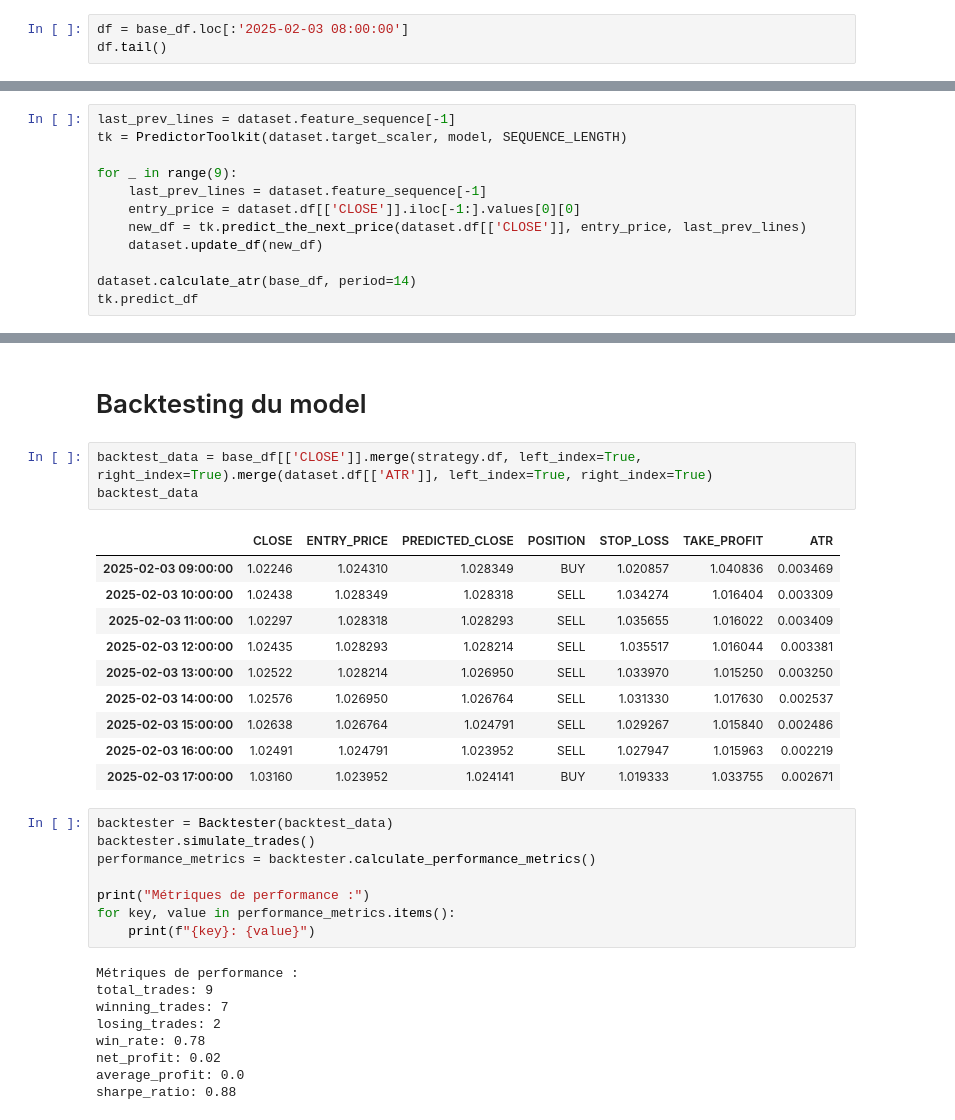
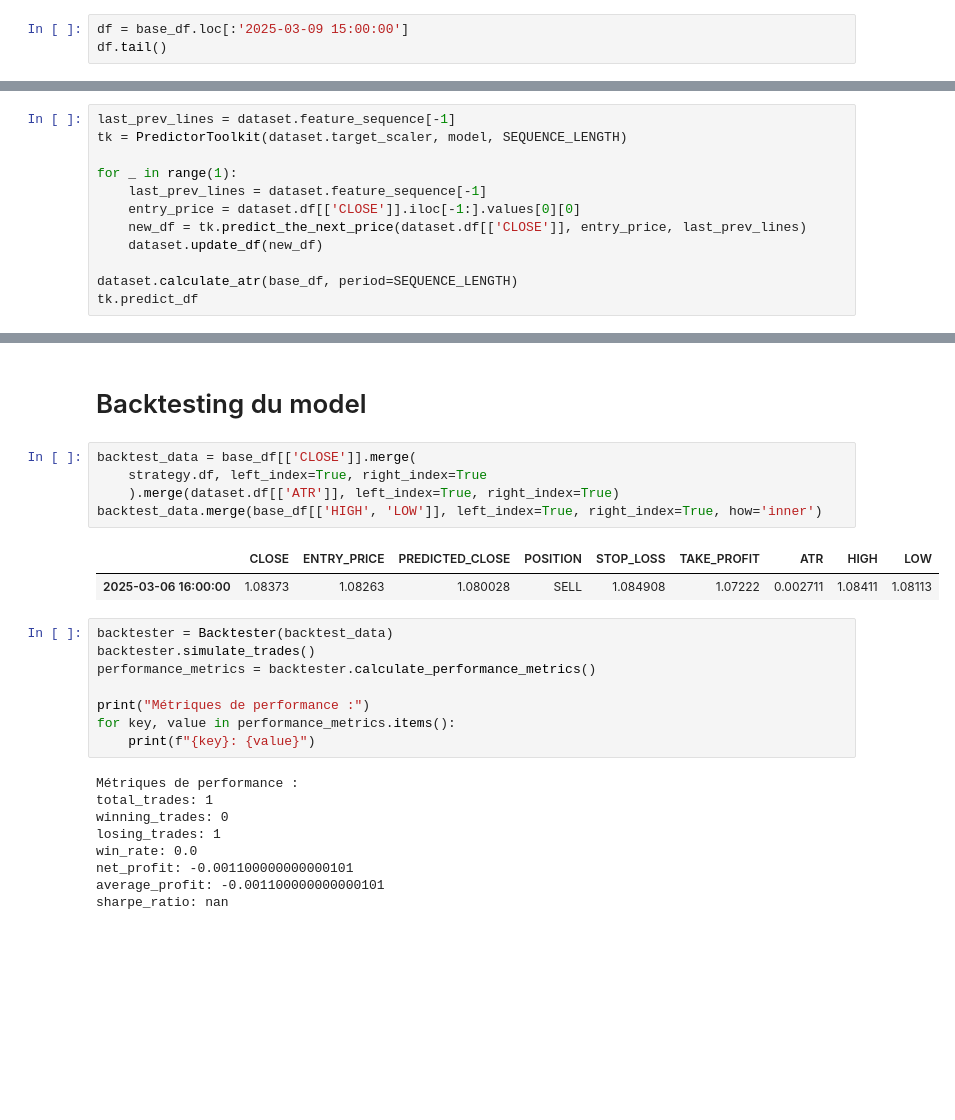
Before and after one commit to stephcyrille/bot-lstm, a Jupyter notebook: notebooks/backtesting/forex/inf_eur_usd.ipynb, the cells around one changed output, grey strips where cells are left out. Saved outputs shown, nothing was run; the diff lists cells and outputs as text; blank space fills up the shorter version.

```diff
--- a/notebooks/backtesting/forex/inf_eur_usd.ipynb
+++ b/notebooks/backtesting/forex/inf_eur_usd.ipynb
@@ -63,7 +63,7 @@ base_df.tail()
 | 2025-03-07 22:00:00 | 1.08424 | 1.08492 | 1.08399 | 1.08462 |
 | 2025-03-07 23:00:00 | 1.08461 | 1.08506 | 1.08320 | 1.08325 |
 # %%
-df = base_df.loc[:'2025-02-03 08:00:00']
+df = base_df.loc[:'2025-03-09 15:00:00']
 df.tail()
 # %% [output]
 |  | OPEN | HIGH | LOW | CLOSE |
@@ -82,12 +82,12 @@ dataset.prepare_data()
 last_prev_lines = dataset.feature_sequence[-1]
 tk = PredictorToolkit(dataset.target_scaler, model, SEQUENCE_LENGTH)
 
-for _ in range(9):
+for _ in range(1):
     last_prev_lines = dataset.feature_sequence[-1]
     entry_price = dataset.df[['CLOSE']].iloc[-1:].values[0][0]
     new_df = tk.predict_the_next_price(dataset.df[['CLOSE']], entry_price, last_prev_lines)
     dataset.update_df(new_df)
 
-dataset.calculate_atr(base_df, period=14)
+dataset.calculate_atr(base_df, period=SEQUENCE_LENGTH)
 tk.predict_df
 # %% [output]
@@ -145,19 +120,13 @@ strategy.df
 # %% [markdown]
 # Backtesting du model
 # %%
-backtest_data = base_df[['CLOSE']].merge(strategy.df, left_index=True, right_index=True).merge(dataset.df[['ATR']], left_index=True, right_index=True)
-backtest_data
+backtest_data = base_df[['CLOSE']].merge(
+    strategy.df, left_index=True, right_index=True
+    ).merge(dataset.df[['ATR']], left_index=True, right_index=True)
+backtest_data.merge(base_df[['HIGH', 'LOW']], left_index=True, right_index=True, how='inner')
 # %% [output]
-|  | CLOSE | ENTRY_PRICE | PREDICTED_CLOSE | POSITION | STOP_LOSS | TAKE_PROFIT | ATR |
-| 2025-02-03 09:00:00 | 1.02246 | 1.024310 | 1.028349 | BUY | 1.020857 | 1.040836 | 0.003469 |
-| 2025-02-03 10:00:00 | 1.02438 | 1.028349 | 1.028318 | SELL | 1.034274 | 1.016404 | 0.003309 |
-| 2025-02-03 11:00:00 | 1.02297 | 1.028318 | 1.028293 | SELL | 1.035655 | 1.016022 | 0.003409 |
-| 2025-02-03 12:00:00 | 1.02435 | 1.028293 | 1.028214 | SELL | 1.035517 | 1.016044 | 0.003381 |
-| 2025-02-03 13:00:00 | 1.02522 | 1.028214 | 1.026950 | SELL | 1.033970 | 1.015250 | 0.003250 |
-| 2025-02-03 14:00:00 | 1.02576 | 1.026950 | 1.026764 | SELL | 1.031330 | 1.017630 | 0.002537 |
-| 2025-02-03 15:00:00 | 1.02638 | 1.026764 | 1.024791 | SELL | 1.029267 | 1.015840 | 0.002486 |
-| 2025-02-03 16:00:00 | 1.02491 | 1.024791 | 1.023952 | SELL | 1.027947 | 1.015963 | 0.002219 |
-| 2025-02-03 17:00:00 | 1.03160 | 1.023952 | 1.024141 | BUY | 1.019333 | 1.033755 | 0.002671 |
+|  | CLOSE | ENTRY_PRICE | PREDICTED_CLOSE | POSITION | STOP_LOSS | TAKE_PROFIT | ATR | HIGH | LOW |
+| 2025-03-06 16:00:00 | 1.08373 | 1.08263 | 1.080028 | SELL | 1.084908 | 1.07222 | 0.002711 | 1.08411 | 1.08113 |
 # %%
 backtester = Backtester(backtest_data)
 backtester.simulate_trades()
@@ -168,13 +137,13 @@ for key, value in performance_metrics.items():
     print(f"{key}: {value}")
 # %% [output]
 Métriques de performance :
-total_trades: 9
-winning_trades: 7
-losing_trades: 2
-win_rate: 0.78
-net_profit: 0.02
-average_profit: 0.0
-sharpe_ratio: 0.88
+total_trades: 1
+winning_trades: 0
+losing_trades: 1
+win_rate: 0.0
+net_profit: -0.001100000000000101
+average_profit: -0.001100000000000101
+sharpe_ratio: nan
 # %%
 # Test de différents multiplicateurs
 multipliers = [(1.0, 1.5), (1.5, 2.0), (2.0, 2.5)]
```
Also changed, not shown: parts of 6 cells of this notebook, 3 other files.
